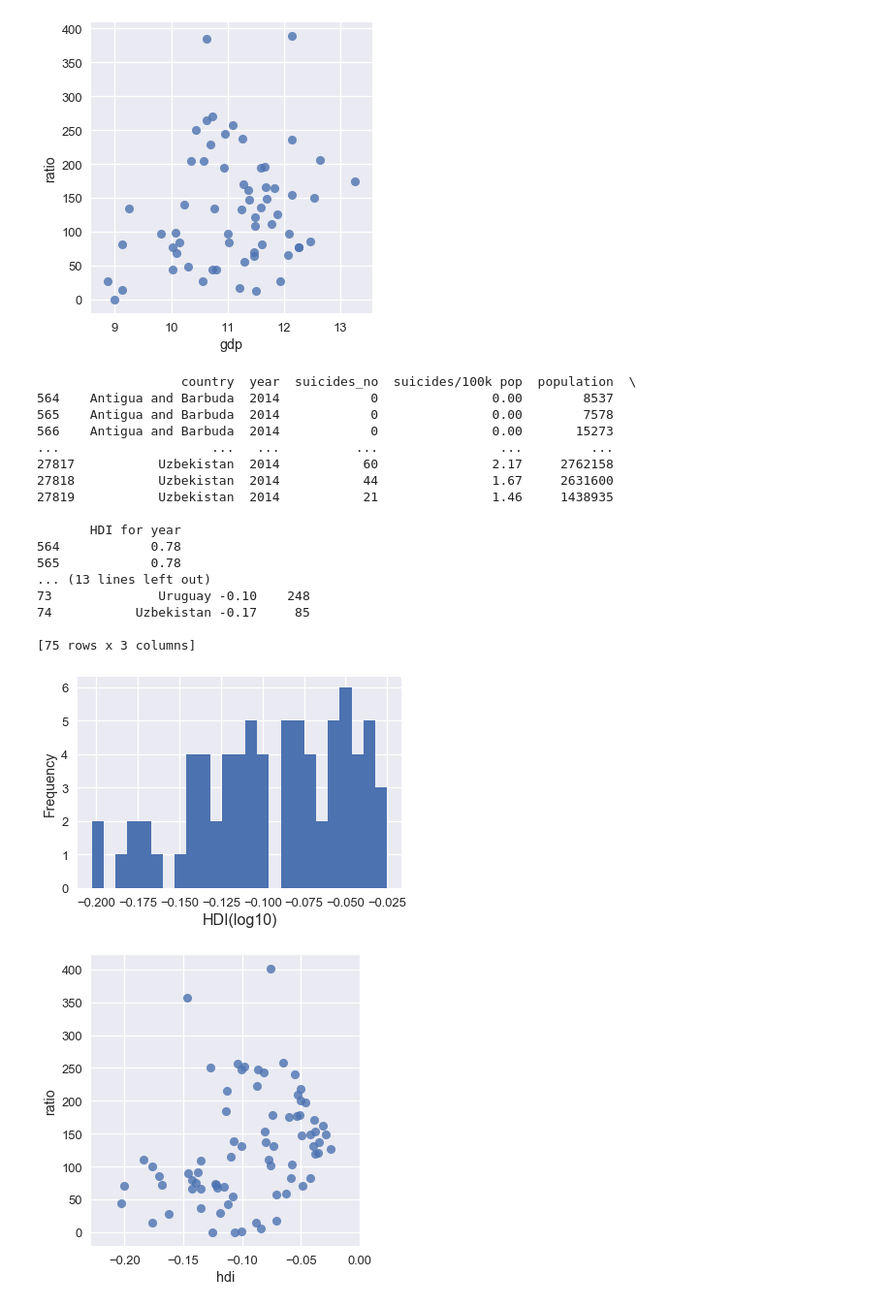
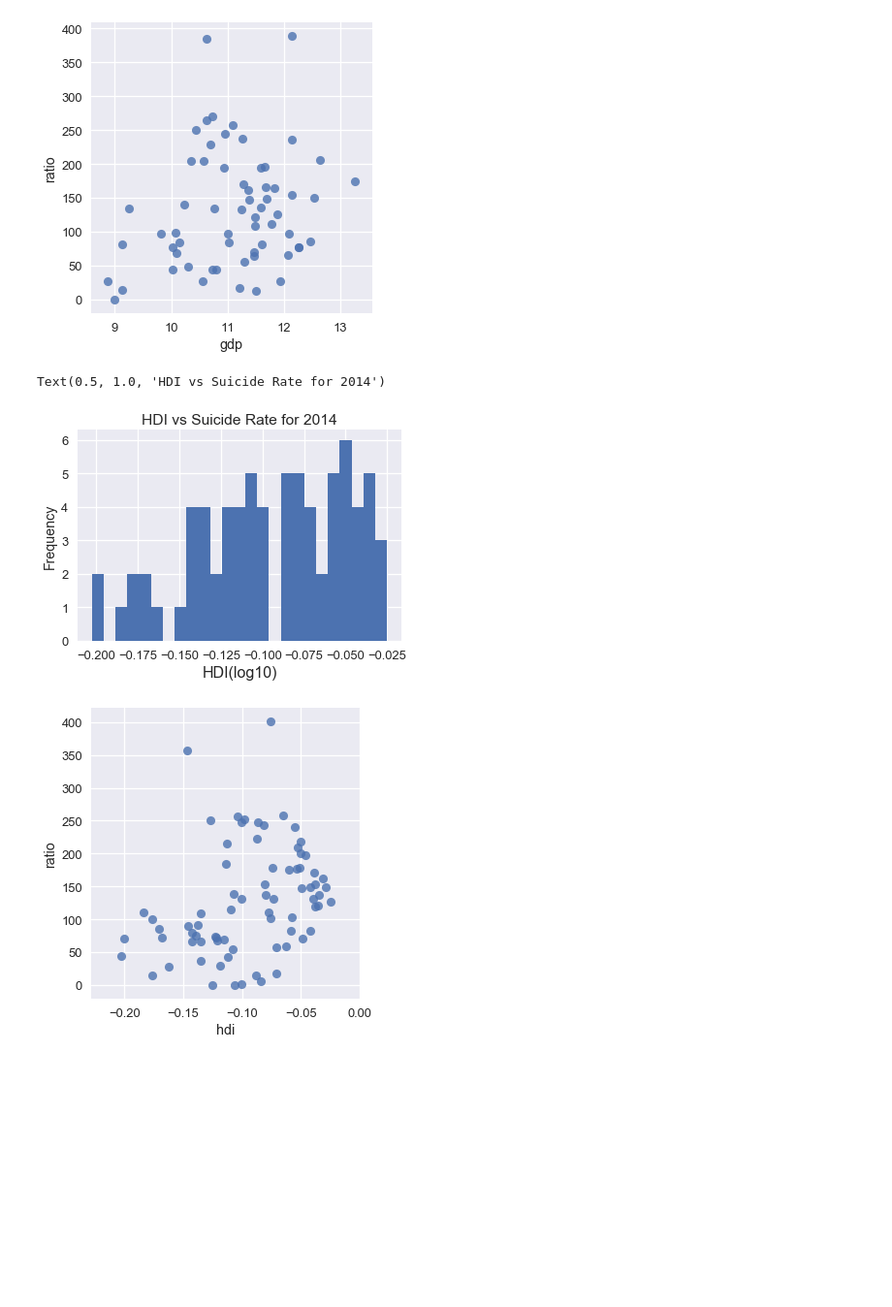
Before and after one commit to WayGold/COGS-108-FinalProject, a Jupyter notebook: FinalProject.ipynb, the cells around one changed output. Shown: that part at 97% size. Saved outputs shown, nothing was run; the diff lists cells and outputs as text; code cells hidden in the pictures; blank space fills up the shorter version.

```diff
--- a/FinalProject.ipynb
+++ b/FinalProject.ipynb
@@ -268,10 +251,9 @@ sns.lmplot(x='gdp', y='ratio', data=df1,fit_reg=False);
 # %% [output]
 [figure]
 # %%
-# HDI vs Suicide Rate for 2016
 #HDI vs Suicide Rate for 2014
 suicide_hdi = suicide_hdi[suicide_hdi.year == 2014]
-print(suicide_hdi)
+#print(suicide_hdi)
 tmp1 = suicide_hdi['country'].unique()
 result3 = dict()
 for i in tmp1:
@@ -288,52 +270,37 @@ for i in suicide_hdi.index:
     result3[country]+= ratio
     result4[country] = hdi
 country=list()
 ratiolist2 = list()
 hdilist = list()
 #print(result3)
 #print(result4)
 import math
 for i in tmp1:
     ratio = result3[i]
     hdi = result4[i]
     country.append(i)
     ratiolist2.append(int(ratio))
     #hdi = hdi.replace(',','')
     hdilist.append(math.log10(float(hdi)))
 data= dict()
 data = {"country":country,"ratio":ratiolist2,"hdi":hdilist}
 #print(data)
 #print(len(country))
 #print(len(ratiolist2))
 #print(len(hdilist))
 df2 = pd.DataFrame(data)
-print(df2)
+#print(df2)
 #print(ratiolist)
 #print(gdplist)
 df2=df2.set_index("country")
 #print(df1)
 df2['hdi'].plot('hist', bins = 25)
 plt.xlabel('HDI(log10)', fontsize=16)
 f3 = plt.gcf()
+plt.title("HDI vs Suicide Rate for 2014")
 # %% [output]
-                   country  year  suicides_no  suicides/100k pop  population  \
-564    Antigua and Barbuda  2014            0               0.00        8537
-565    Antigua and Barbuda  2014            0               0.00        7578
-566    Antigua and Barbuda  2014            0               0.00       15273
-...                    ...   ...          ...                ...         ...
-27817           Uzbekistan  2014           60               2.17     2762158
-27818           Uzbekistan  2014           44               1.67     2631600
-27819           Uzbekistan  2014           21               1.46     1438935
-
-       HDI for year
-564            0.78
-565            0.78
-... (13 lines left out)
-73              Uruguay -0.10    248
-74           Uzbekistan -0.17     85
-
-[75 rows x 3 columns]
+Text(0.5, 1.0, 'HDI vs Suicide Rate for 2014')
-[figure, old version]
+[figure, new version]
 # %%
 sns.lmplot(x='hdi', y='ratio', data=df2,fit_reg=False);
 # %% [output]
```
Also changed, not shown: parts of 1 cell of this notebook.
